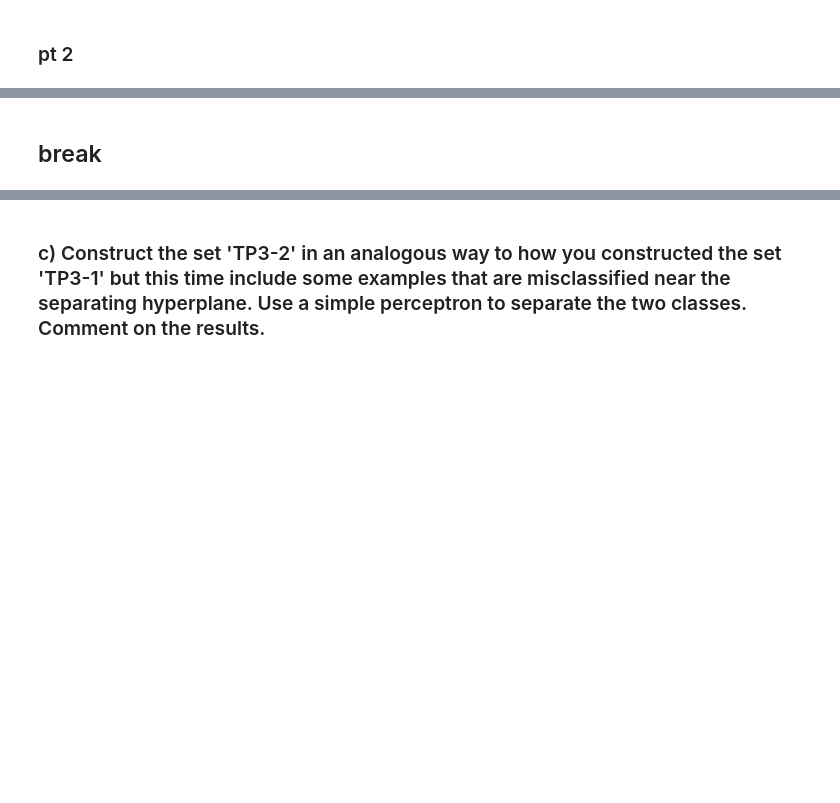
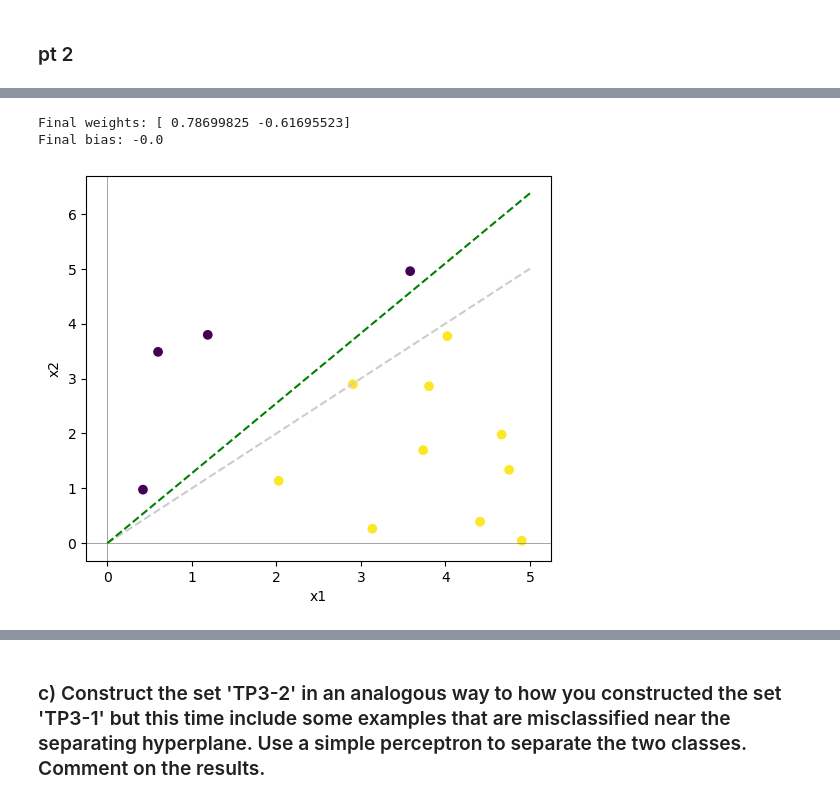
Before and after one commit to papekoja/72.75-ML, a Jupyter notebook: TP3/tp3.2.ipynb, the cells around one changed output, grey strips where cells are left out. Cells and saved outputs as stored; diff of their text form; code cells hidden in the pictures; blank space fills up the shorter version.

```diff
--- a/TP3/tp3.2.ipynb
+++ b/TP3/tp3.2.ipynb
@@ -263,2 +294,45 @@ weights, bias = perceptron_optimal(train_1[['x1', 'x2']].values, train_1['y'].va
-# %% [markdown]
-## break
+# %%
+print(f'Final weights: {optimal_hyperplane[0]}\nFinal bias: {optimal_hyperplane[1]}')
+
+# Function for hyperplane representation for old simple perceptron hyperplane: input weights and bias
+def x_y(weights, bias, margin=0): # plotting the output
+    x_boundary = np.linspace(0, 5, 100)
+    y_boundary = (-weights[0] * x_boundary - (bias + margin)) / weights[1]
+    return x_boundary, y_boundary
+
+# function for hyperplane representaion for new hyperplanes: input optimal_hyperplane
+def x_y_new(optimal_hyperplane, margin=0):
+    # Define the original decision boundary
+    x_boundary = np.linspace(0, 5, 100)
+    y_boundary = (-optimal_hyperplane[0][0] * x_boundary - (optimal_hyperplane[1])) / optimal_hyperplane[0][1]
+    return x_boundary, y_boundary
+
+
+# plotting the output
+plt.figure(figsize=(6, 5))
+plt.scatter(train_1['x1'], train_1['x2'], c=train_1['y'], marker='o')
+plt.xlabel('x1')
+plt.ylabel('x2')
+plt.axhline(0, color='grey', linewidth=0.5)
+plt.axvline(0, color='grey', linewidth=0.5)
+
+# old hyperplane
+x_old, y_old = x_y(w_old, b_old)
+plt.plot(x_old, y_old, label=f"Original: {b0} + {b1}x1 + {b2}x2", color='#ccc', linestyle='--')
+
+def plane_test(optimal_hyperplane):
+    x_new, y_new = x_y_new(optimal_hyperplane)
+    plt.plot(x_new, y_new, label="new", color='green', linestyle='--')
+
+
+# for plane in hyperplanes:
+#     plane_test(plane)
+plane_test(optimal_hyperplane)
+
+
+# plt.legend()
+plt.show()
+# %% [output]
+Final weights: [ 0.78699825 -0.61695523]
+Final bias: -0.0
+[figure, added]
```
Also changed, not shown: parts of 10 cells of this notebook.
